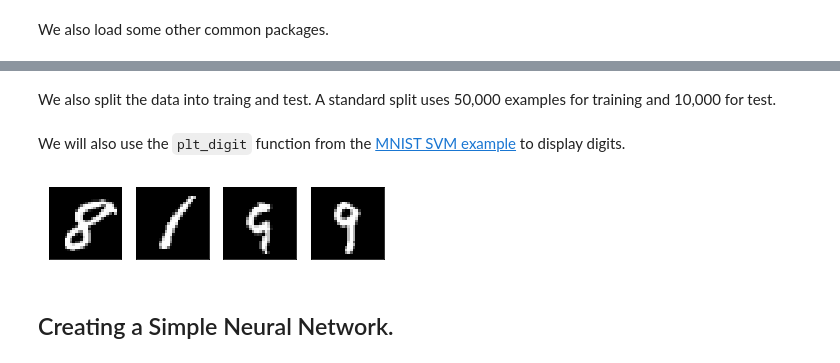
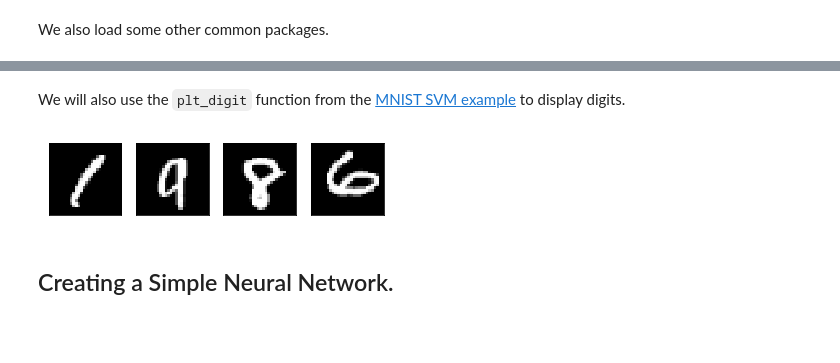
Before and after one commit to sdrangan/introml, a Jupyter notebook: unit09_neural/demo2_mnist_neural.ipynb, the cells around one changed output, grey strips where cells are left out. Drawn from its saved outputs; the diff is of its cells as text; code cells hidden in the pictures; blank space fills up the shorter version.

Commit message:
Updated the neural network lectures and demo since keras is included in TF.

```diff
--- a/unit09_neural/demo2_mnist_neural.ipynb
+++ b/unit09_neural/demo2_mnist_neural.ipynb
@@ -31,2 +22,0 @@ y = mnist.target
-# %% [markdown]
-We also split the data into traing and test.  A standard split uses 50,000 examples for training and 10,000 for test.
@@ -39,26 +23,36 @@ Xtr, Xts, ytr, yts = train_test_split(X,y,train_size=ntr, test_size=nts,shuffle=
+# %%
+(Xtr,ytr),(Xts,yts) = tf.keras.datasets.mnist.load_data()
+
+Xtr = 2*(Xtr/255 - 0.5)
+ntr, nrow, ncol = Xtr.shape
+Xtr = Xtr.reshape((ntr,nrow*ncol))
+
+Xts = 2*(Xts/255 - 0.5)
+nts, nrow, ncol = Xts.shape
+Xts = Xts.reshape((nts,nrow*ncol))
 # %% [markdown]
 We will also use the `plt_digit` function from the [MNIST SVM example](../svm/mnist_svm.ipynb) to display digits.
 # %%
 def plt_digit(x):
     nrow = 28
     ncol = 28
     xsq = x.reshape((nrow,ncol))
     plt.imshow(xsq,  cmap='Greys_r')
     plt.xticks([])
     plt.yticks([])
 
 # Select random digits
 nplt = 4
-nsamp = X.shape[0]
+nsamp = Xtr.shape[0]
 Iperm = np.random.permutation(nsamp)
 
 # Plot the images using the subplot command
 for i in range(nplt):
     ind = Iperm[i]
     plt.subplot(1,nplt,i+1)
-    plt_digit(X[ind,:])
+    plt_digit(Xtr[ind,:])
 # %% [output]
-[figure, old version]
+[figure, new version]
 # %% [markdown]
 ## Creating a Simple Neural Network.
 # %% [markdown]
```
Also changed, not shown: parts of 14 cells of this notebook, 3 other files.
